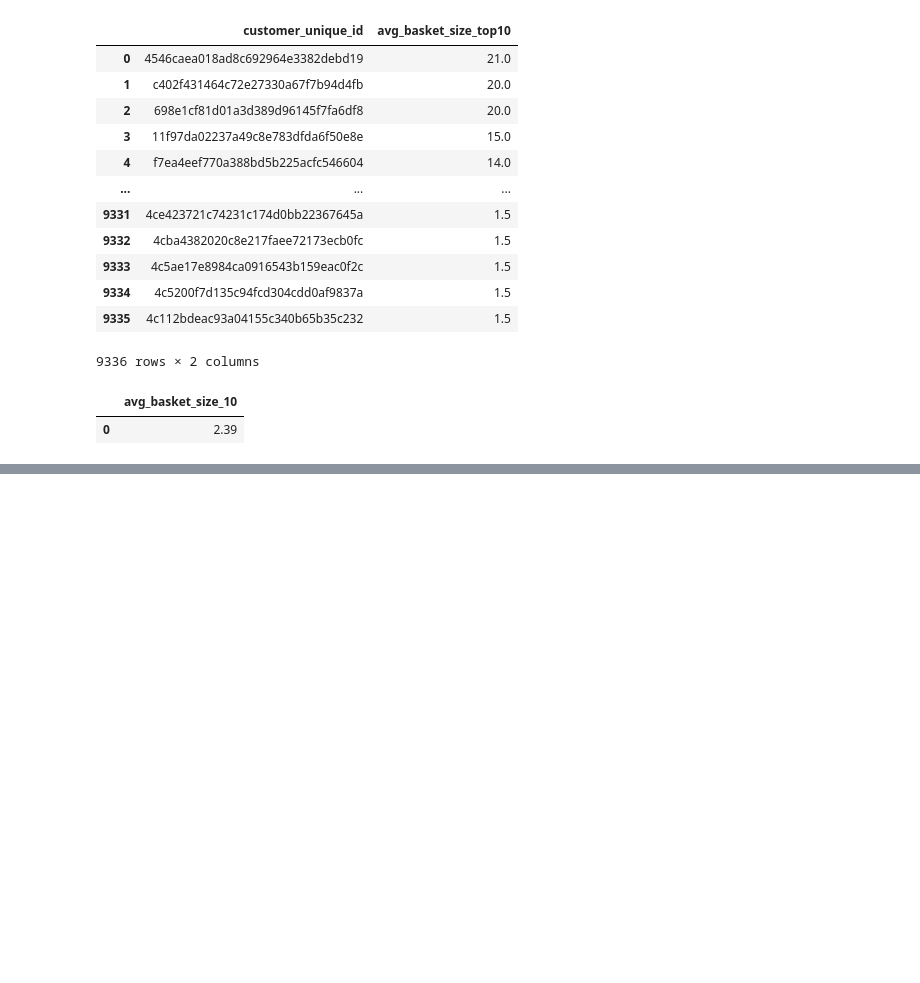
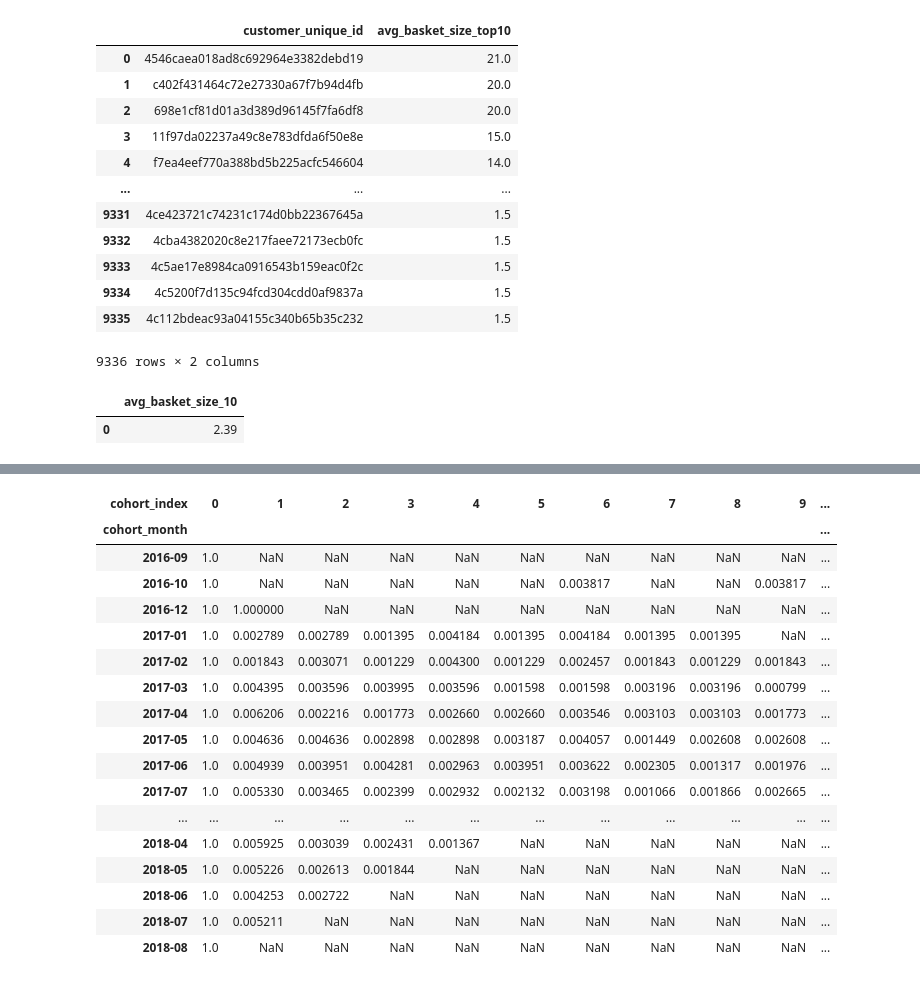
Before and after one commit to rachel-kim2255/SQL_customer_behavior_analysis, a Jupyter notebook: e_commerce_olist_rachel.ipynb, the cells around one changed output, grey strips where cells are left out. Saved outputs shown, nothing was run; the diff lists cells and outputs as text; code cells hidden in the pictures; blank space fills up the shorter version.

```diff
--- a/e_commerce_olist_rachel.ipynb
+++ b/e_commerce_olist_rachel.ipynb
@@ -709,0 +936,23 @@ basket
+# %%
+# Cohort Retention
+
+# Order data
+query = '''
+SELECT c.customer_unique_id, DATE(o.order_purchase_timestamp) AS order_date
+FROM   customers as c JOIN orders as o ON c.customer_id = o.customer_id
+WHERE  o.order_status = 'delivered';
+'''
+
+order_data = pd.read_sql_query(query, conn)
+
+# Create Monthly columns
+order_data['order_month'] = pd.to_datetime(order_data['order_date']).dt.to_period('M')
+
+# Create Cohort month (the first purchase month for each customer)
+order_data['cohort_month'] = order_data.groupby('customer_unique_id')['order_month'].transform('min')
+
+# Create Cohort index (number of months since the cohort month)
+from operator import attrgetter
+order_data['cohort_index'] = (order_data['order_month'] - order_data['cohort_month']).apply(attrgetter('n'))
+
+order_data
@@ -709,0 +973,28 @@ basket
+# %%
+# Pivot table (customers per cohort and month index)
+cohort_data = order_data.groupby(['cohort_month','cohort_index'])['customer_unique_id'].nunique().reset_index()
+cohort_pivot = cohort_data.pivot(index='cohort_month', columns='cohort_index', values='customer_unique_id')
+
+# Calculate retention rate
+cohort_size = cohort_pivot.iloc[:,0]
+retention = cohort_pivot.divide(cohort_size, axis=0)
+retention
+# %% [output]
+| cohort_index | 0 | 1 | 2 | 3 | 4 | 5 | 6 | 7 | 8 | 9 | ... |
+| cohort_month |  |  |  |  |  |  |  |  |  |  | ... |
+| 2016-09 | 1.0 | NaN | NaN | NaN | NaN | NaN | NaN | NaN | NaN | NaN | ... |
+| 2016-10 | 1.0 | NaN | NaN | NaN | NaN | NaN | 0.003817 | NaN | NaN | 0.003817 | ... |
+| 2016-12 | 1.0 | 1.000000 | NaN | NaN | NaN | NaN | NaN | NaN | NaN | NaN | ... |
+| 2017-01 | 1.0 | 0.002789 | 0.002789 | 0.001395 | 0.004184 | 0.001395 | 0.004184 | 0.001395 | 0.001395 | NaN | ... |
+| 2017-02 | 1.0 | 0.001843 | 0.003071 | 0.001229 | 0.004300 | 0.001229 | 0.002457 | 0.001843 | 0.001229 | 0.001843 | ... |
+| 2017-03 | 1.0 | 0.004395 | 0.003596 | 0.003995 | 0.003596 | 0.001598 | 0.001598 | 0.003196 | 0.003196 | 0.000799 | ... |
+| 2017-04 | 1.0 | 0.006206 | 0.002216 | 0.001773 | 0.002660 | 0.002660 | 0.003546 | 0.003103 | 0.003103 | 0.001773 | ... |
+| 2017-05 | 1.0 | 0.004636 | 0.004636 | 0.002898 | 0.002898 | 0.003187 | 0.004057 | 0.001449 | 0.002608 | 0.002608 | ... |
+| 2017-06 | 1.0 | 0.004939 | 0.003951 | 0.004281 | 0.002963 | 0.003951 | 0.003622 | 0.002305 | 0.001317 | 0.001976 | ... |
+| 2017-07 | 1.0 | 0.005330 | 0.003465 | 0.002399 | 0.002932 | 0.002132 | 0.003198 | 0.001066 | 0.001866 | 0.002665 | ... |
+| ... | ... | ... | ... | ... | ... | ... | ... | ... | ... | ... | ... |
+| 2018-04 | 1.0 | 0.005925 | 0.003039 | 0.002431 | 0.001367 | NaN | NaN | NaN | NaN | NaN | ... |
+| 2018-05 | 1.0 | 0.005226 | 0.002613 | 0.001844 | NaN | NaN | NaN | NaN | NaN | NaN | ... |
+| 2018-06 | 1.0 | 0.004253 | 0.002722 | NaN | NaN | NaN | NaN | NaN | NaN | NaN | ... |
+| 2018-07 | 1.0 | 0.005211 | NaN | NaN | NaN | NaN | NaN | NaN | NaN | NaN | ... |
+| 2018-08 | 1.0 | NaN | NaN | NaN | NaN | NaN | NaN | NaN | NaN | NaN | ... |
```
Also changed, not shown: parts of 49 cells of this notebook.
